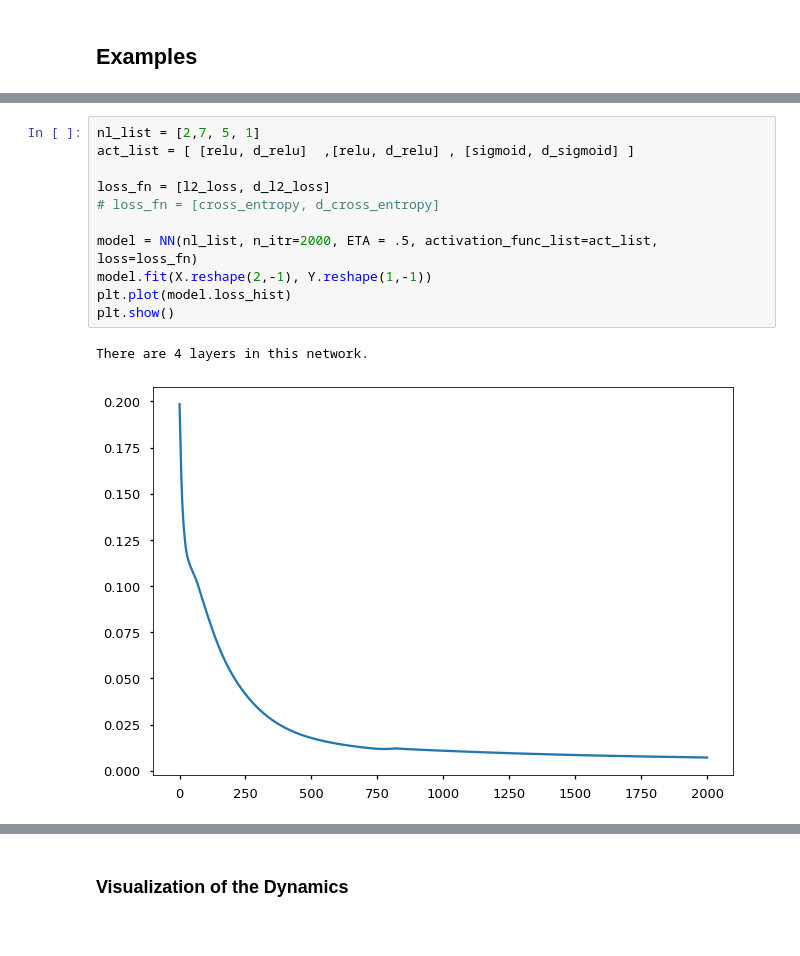
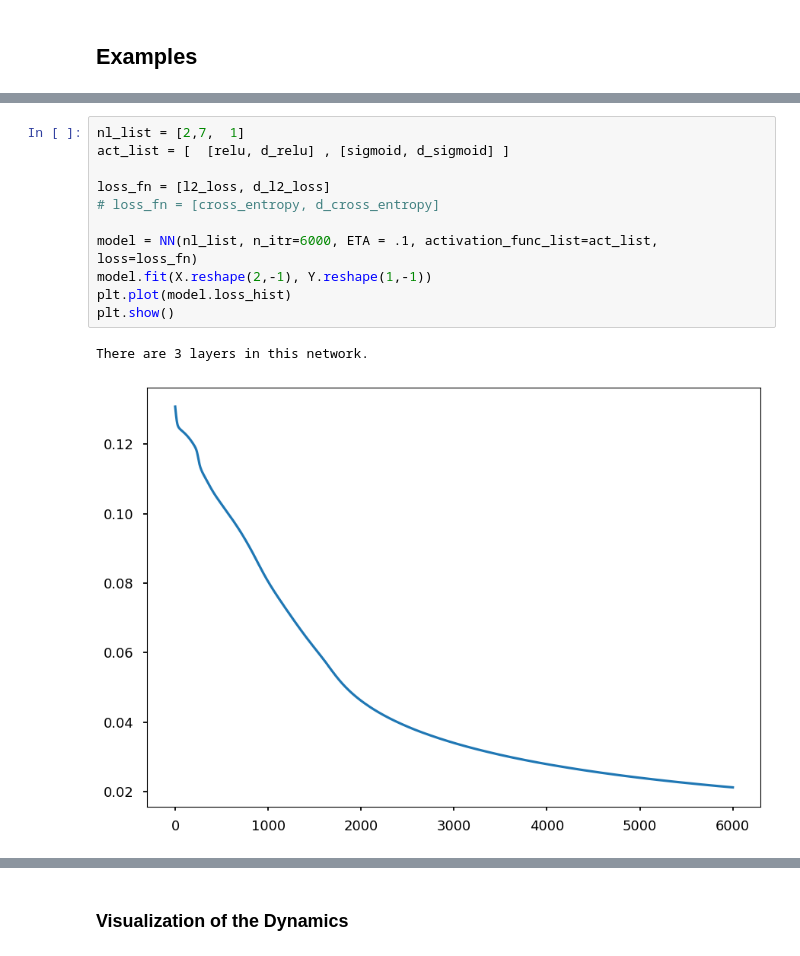
Before and after one commit to sraeisi/MachineLearning_Physics, a Jupyter notebook: 2/MLP_NN_BackPropagation.ipynb, the cells around one changed output, grey strips where cells are left out. Drawn from its saved outputs; the diff is of its cells as text.

```diff
--- a/2/MLP_NN_BackPropagation.ipynb
+++ b/2/MLP_NN_BackPropagation.ipynb
@@ -356,19 +357,19 @@ plt.show()
 (2, 50, 50)
 [figure]
 # %%
-nl_list = [2,7, 5, 1]
-act_list = [ [relu, d_relu]  ,[relu, d_relu] , [sigmoid, d_sigmoid] ]
+nl_list = [2,7,  1]
+act_list = [  [relu, d_relu] , [sigmoid, d_sigmoid] ]
 
 loss_fn = [l2_loss, d_l2_loss]
 # loss_fn = [cross_entropy, d_cross_entropy]
 
-model = NN(nl_list, n_itr=2000, ETA = .5, activation_func_list=act_list, loss=loss_fn)
+model = NN(nl_list, n_itr=6000, ETA = .1, activation_func_list=act_list, loss=loss_fn)
 model.fit(X.reshape(2,-1), Y.reshape(1,-1))
 plt.plot(model.loss_hist)
 plt.show()
 # %% [output]
-There are 4 layers in this network.
+There are 3 layers in this network.
-[figure, old version]
+[figure, new version]
 # %%
 y_pred = model.predict(X.reshape(2,-1)).reshape(x1.shape)
 
```
Also changed, not shown: parts of 7 cells of this notebook.
